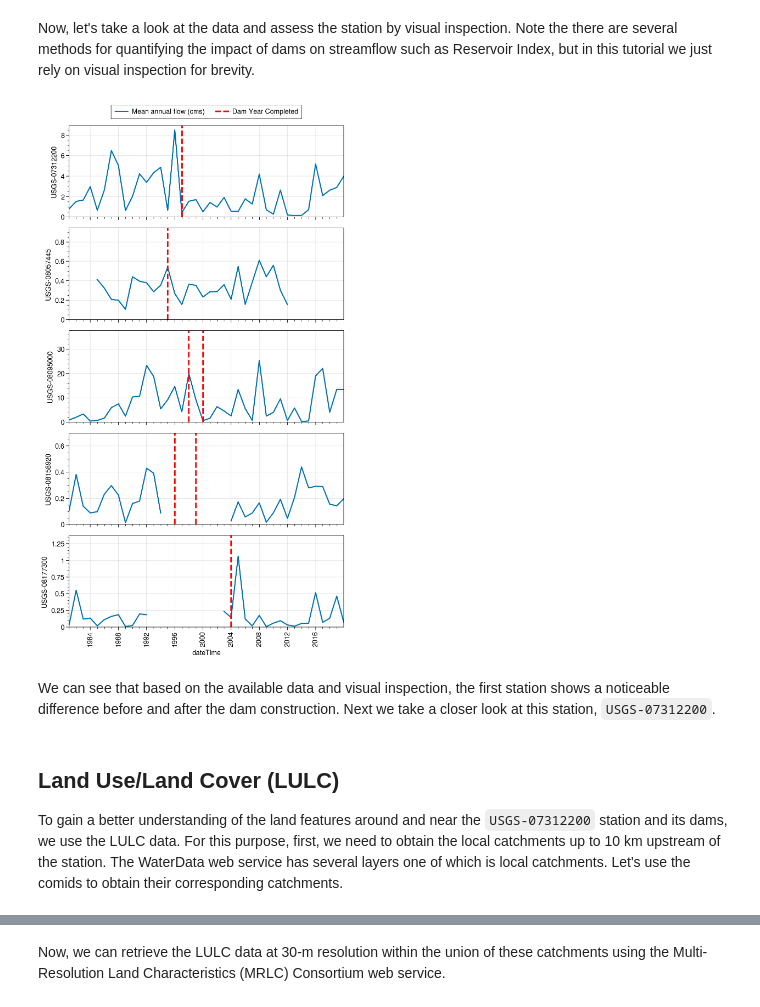
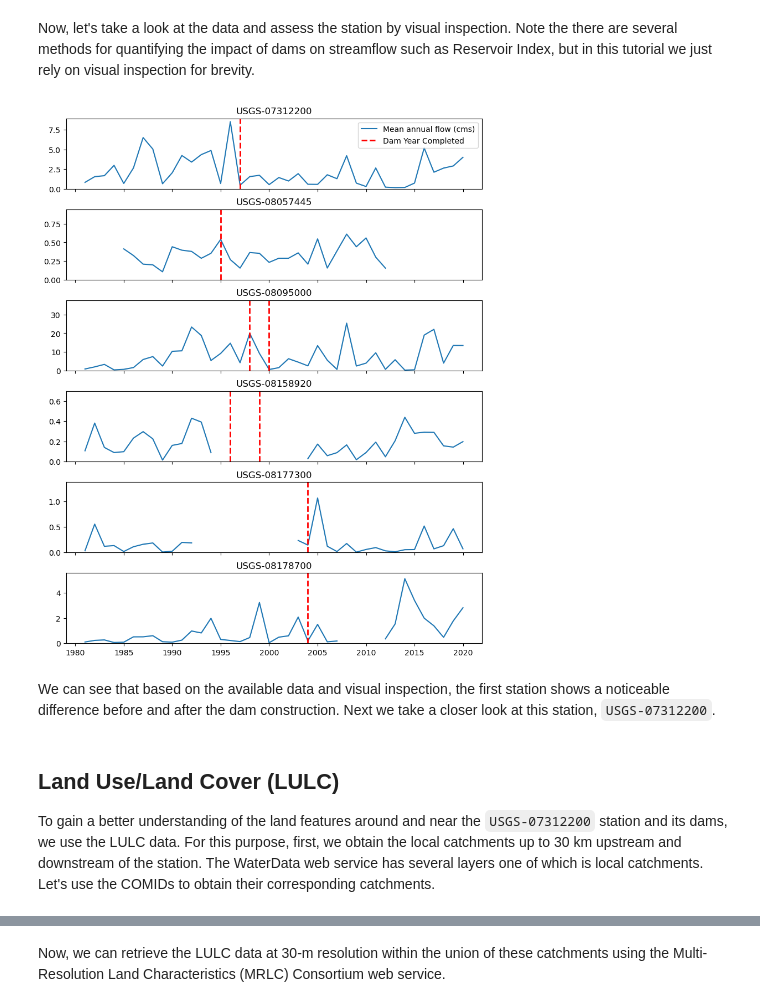
Before and after one commit to mhweber/ICRW8_Geospatial_Workshop, a Jupyter notebook: Dam_Impact.ipynb, the cells around one changed output, grey strips where cells are left out. Drawn from its saved outputs; the diff is of its cells as text; code cells hidden in the pictures.

```diff
--- a/Dam_Impact.ipynb
+++ b/Dam_Impact.ipynb
@@ -192,7 +217,7 @@ for agency, fid in sites[["agency_cd", "site_no"]].itertuples(index=False, name=
             source="flowlines",
             distance=10,
         )
-    except ZeroMatched:
+    except ZeroMatchedError:
         noflw.append(fid)
 noflw
 # %% [output]
@@ -222,16 +234,7 @@ dams["nhdplus_comid"] = nid_comids.comid
 # %%
 coords = list(sites[["dec_long_va", "dec_lat_va"]].astype(float).itertuples(index=False, name=None))
-site_comids = nldi.comid_byloc(coords)
-missing = []
-if isinstance(site_comids, tuple):
-    site_comids, missing = site_comids
-
-if missing:
-    coords_str = [str(c) for c in coords]
-    sites = sites.drop(index=[coords_str.index(i) for i in missing])
-    sites, dams = distance_filter(sites, dams, 10)
-
-sites["nhdplus_comid"] = site_comids.comid
+site_comids = nldi.feature_byloc(coords)
+sites["nhdplus_comid"] = site_comids.comid.values
 # %% [markdown]
 We can then use these obtained comids to hydrolink the dams, stations, and flowlines.
 # %%
@@ -252,12 +255,11 @@ Finally, upon hydrolinking these features we can determine the stations that hav
 # %%
 flw_dam = pd.merge(
     flw_all[["usgs_id", "nhdplus_comid"]],
-    dams[["id", "nhdplus_comid"]].rename(columns={"id": "dam_id"}),
+    dams[["federalId", "nhdplus_comid"]].rename(columns={"federalId": "dam_id"}),
     on="nhdplus_comid",
     how="left",
 )
 flw_dam = flw_dam[~flw_dam.dam_id.isna()].reset_index(drop=True)
-flw_dam["dam_id"] = flw_dam.dam_id.astype(int)
 flw_dam
 # %% [output]
 |  | usgs_id | nhdplus_comid | dam_id |
@@ -295,7 +298,9 @@ We use the `yearCompleted` field to determine the required study period by looki
 # %%
 flw_dam = pd.merge(
     flw_dam,
-    dams_info[["id", "nidStorage", "nidHeight", "yearCompleted"]].rename(columns={"id": "dam_id"}),
+    dams_info[["federalId", "nidStorage", "nidHeight", "yearCompleted"]].rename(
+        columns={"federalId": "dam_id"}
+    ),
     on="dam_id",
     how="left",
 )
@@ -321,28 +326,30 @@ Now, let's take a look at the data and assess the station by visual inspection.
 # %%
 ma = qobs.groupby(pd.Grouper(freq="Y")).mean()
 yc = flw_dam.set_index("usgs_id").yearCompleted
-fig, axs = pplt.subplots(nrows=ma.shape[1], refwidth=5, refaspect=3, sharex=True, sharey=False)
+fig, axs = plt.subplots(
+    nrows=ma.shape[1], figsize=(8, 10), sharex=True, constrained_layout=True, dpi=100
+)
 
-hs = [0, 1]
 for i, s in enumerate(ma):
-    hs[0] = axs[i].plot(ma[s], label="Mean annual flow (cms)")
-    axs[i].format(ylim=(0, ma[s].quantile(0.95) * 1.7), ylabel=s)
+    (line1,) = axs[i].plot(ma[s], label="Mean annual flow (cms)")
+    axs[i].set_ylim(0, ma[s].quantile(0.95) * 1.7)
+    axs[i].set_title(s)
     yrs = yc.loc[s.replace("USGS-", "")]
     yrs = [yrs] if isinstance(yrs, np.int64) else yrs
     for yr in yrs:
-        hs[1] = axs[i].axvline(
+        line2 = axs[i].axvline(
             pd.to_datetime(yr, format="%Y"),
             color="r",
             linestyle="--",
             linewidth=2,
             label="Dam Year Completed",
         )
-_ = fig.legend(hs, loc="t")
+_ = axs[0].legend(handles=[line1, line2], loc="best")
 # %% [output]
-[figure, old version]
+[figure, new version]
 # %% [markdown]
 We can see that based on the available data and visual inspection, the first station shows a noticeable difference before and after the dam construction. Next we take a closer look at this station, `USGS-07312200`.
 # %% [markdown]
 ## Land Use/Land Cover (LULC)
 
-To gain a better understanding of the land features around and near the `USGS-07312200` station and its dams, we use the LULC data. For this purpose, first, we need to obtain the local catchments up to 10 km upstream of the station. The WaterData web service has several layers one of which is local catchments. Let's use the comids to obtain their corresponding catchments.
+To gain a better understanding of the land features around and near the `USGS-07312200` station and its dams, we use the LULC data. For this purpose, first, we obtain the local catchments up to 30 km upstream and downstream of the station. The WaterData web service has several layers one of which is local catchments. Let's use the COMIDs to obtain their corresponding catchments.
```
Also changed, not shown: parts of 42 cells of this notebook.
